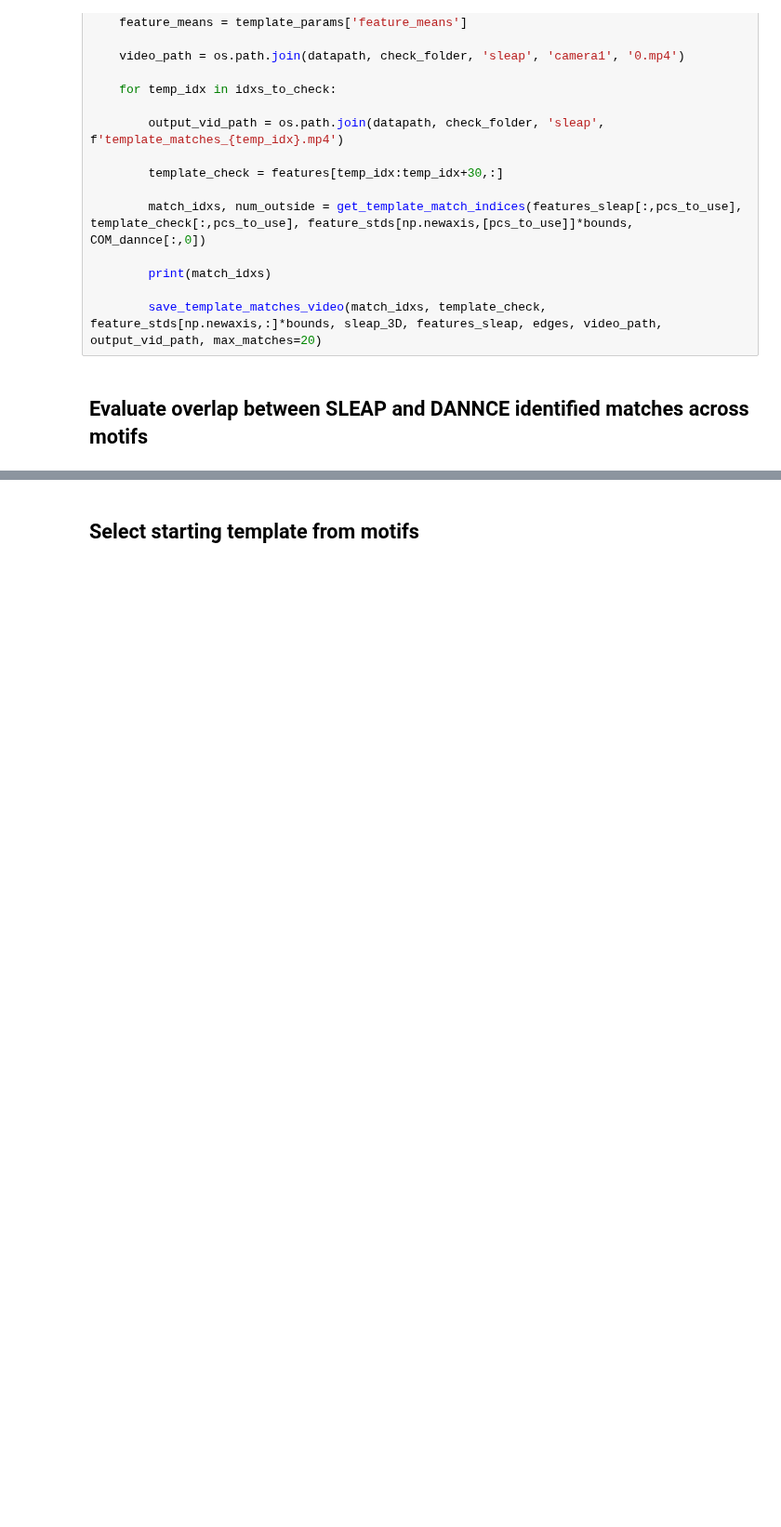
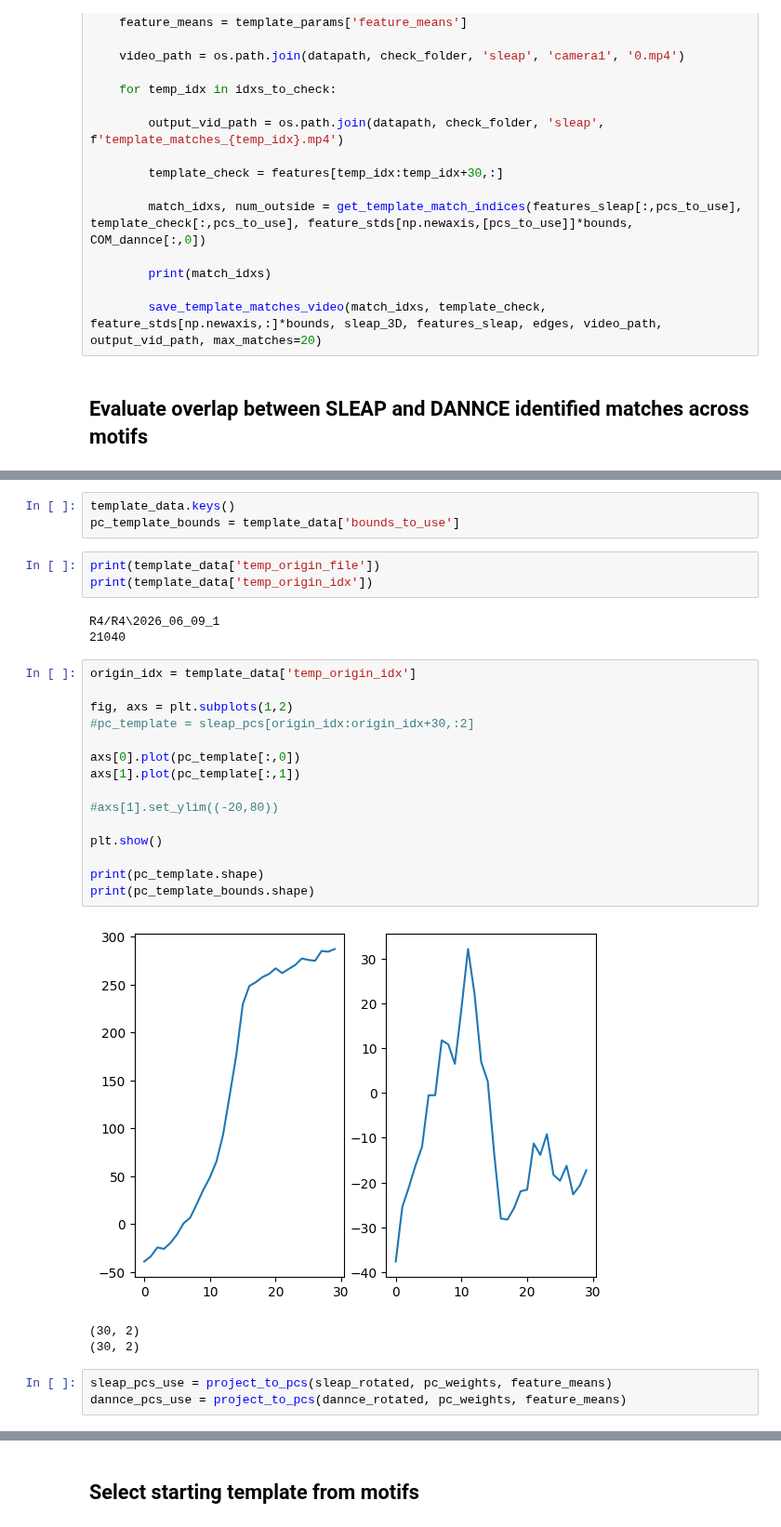
Before and after one commit to dysprague/CLIRB_analyses, a Jupyter notebook: baseline_checks.ipynb, the cells around one changed output, grey strips where cells are left out. Shown at 93% size. Drawn from its saved outputs; the diff is of its cells as text; blank space fills up the shorter version.

```diff
--- a/baseline_checks.ipynb
+++ b/baseline_checks.ipynb
@@ -933,4 +907,35 @@ Bounds: 1.5
 PCs used: [0 1]
+# %%
+template_data.keys()
+pc_template_bounds = template_data['bounds_to_use']
+# %%
+print(template_data['temp_origin_file'])
+print(template_data['temp_origin_idx'])
+# %% [output]
+R4/R4\2026_06_09_1
+21040
+# %%
+origin_idx = template_data['temp_origin_idx']
+
+fig, axs = plt.subplots(1,2)
+#pc_template = sleap_pcs[origin_idx:origin_idx+30,:2]
+
+axs[0].plot(pc_template[:,0])
+axs[1].plot(pc_template[:,1])
+
+#axs[1].set_ylim((-20,80))
+
+plt.show()
+
+print(pc_template.shape)
+print(pc_template_bounds.shape)
+# %% [output]
+[figure, added]
+(30, 2)
+(30, 2)
+# %%
+sleap_pcs_use = project_to_pcs(sleap_rotated, pc_weights, feature_means)
+dannce_pcs_use = project_to_pcs(dannce_rotated, pc_weights, feature_means)
 # %%
 # Run offline matching on SLEAP PCs
 sleap_matches, num_outside = get_template_match_indices(
```
Also changed, not shown: parts of 13 cells of this notebook.
